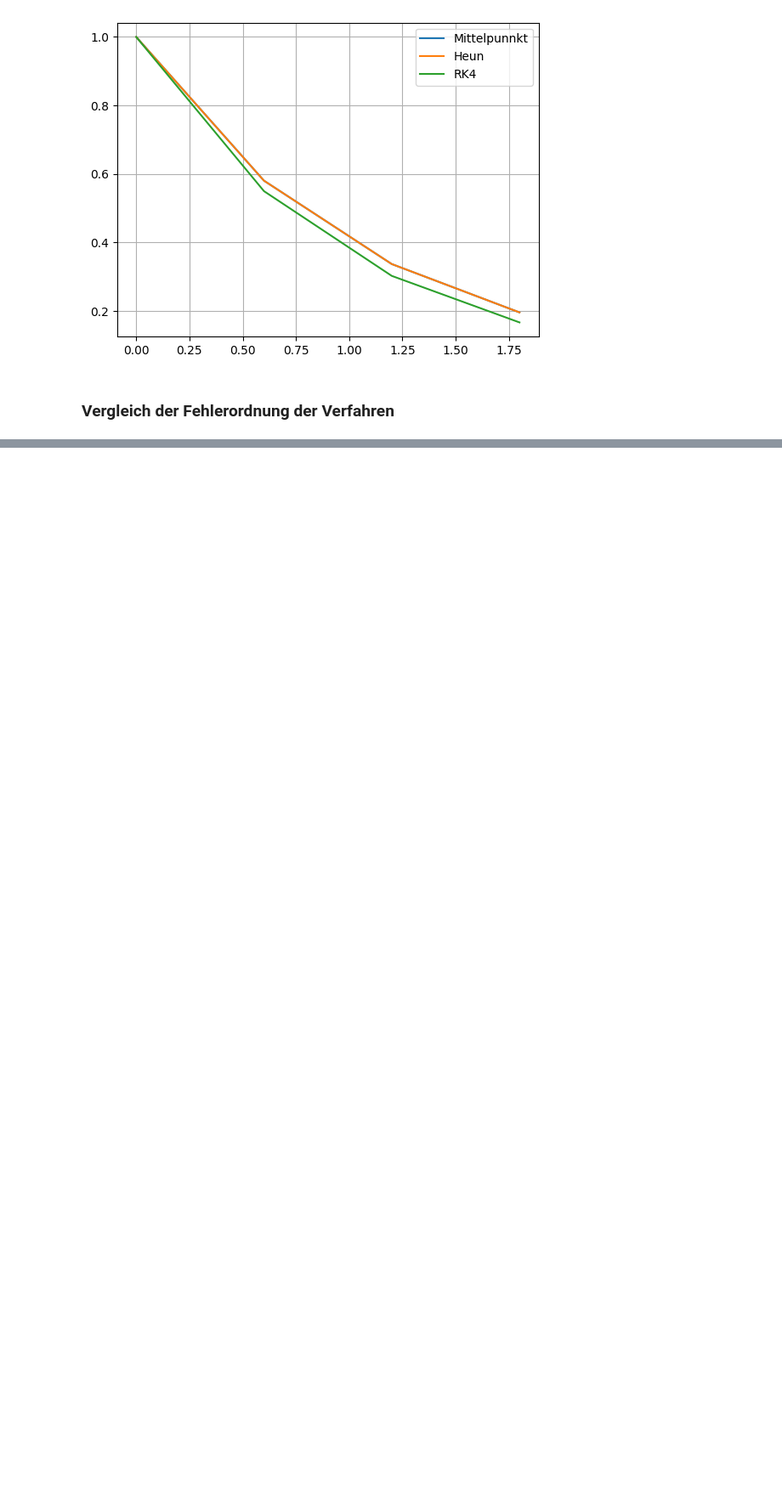
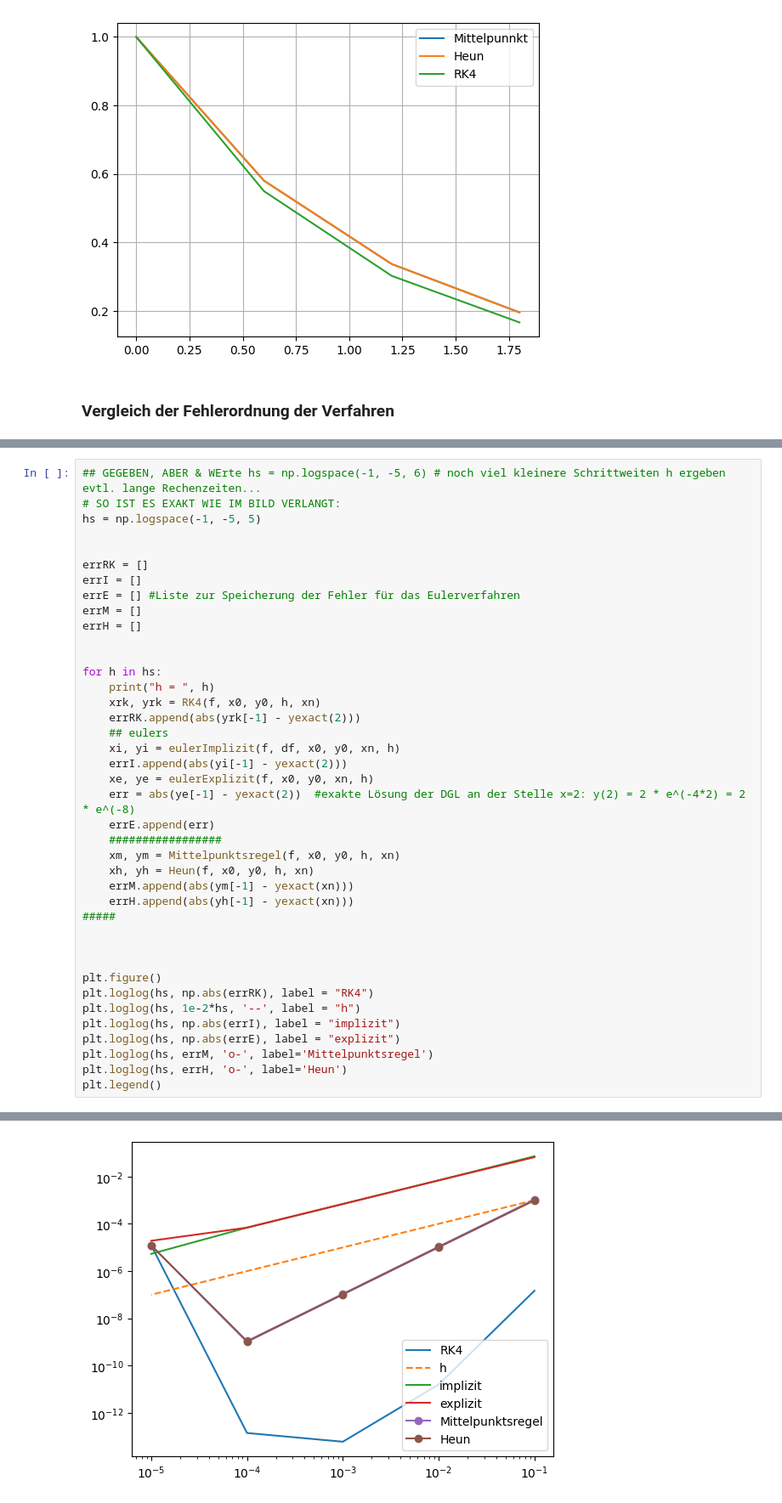
Before and after one commit to BieriCyril/ZHAW_STt_NUM1, a Jupyter notebook: NUM1_Praktikum_W10_W11.ipynb, the cells around one changed output, grey strips where cells are left out. Shown at 85% size. Saved outputs shown, nothing was run; the diff lists cells and outputs as text; blank space fills up the shorter version.

```diff
--- a/NUM1_Praktikum_W10_W11.ipynb
+++ b/NUM1_Praktikum_W10_W11.ipynb
@@ -298,0 +299,41 @@ plt.quiver(X, Y, u(X, Y), v(X, Y), angles = "xy", color = [.7,.7,.7])
+# %%
+## GEGEBEN, ABER & WErte hs = np.logspace(-1, -5, 6) # noch viel kleinere Schrittweiten h ergeben evtl. lange Rechenzeiten...
+# SO IST ES EXAKT WIE IM BILD VERLANGT:
+hs = np.logspace(-1, -5, 5)
+
+
+errRK = []
+errI = []
+errE = [] #Liste zur Speicherung der Fehler für das Eulerverfahren
+errM = []
+errH = []
+
+
+for h in hs:
+    print("h = ", h)
+    xrk, yrk = RK4(f, x0, y0, h, xn)
+    errRK.append(abs(yrk[-1] - yexact(2)))
+    ## eulers
+    xi, yi = eulerImplizit(f, df, x0, y0, xn, h)
+    errI.append(abs(yi[-1] - yexact(2)))
+    xe, ye = eulerExplizit(f, x0, y0, xn, h)
+    err = abs(ye[-1] - yexact(2))  #exakte Lösung der DGL an der Stelle x=2: y(2) = 2 * e^(-4*2) = 2 * e^(-8)
+    errE.append(err)
+    #################
+    xm, ym = Mittelpunktsregel(f, x0, y0, h, xn)
+    xh, yh = Heun(f, x0, y0, h, xn)
+    errM.append(abs(ym[-1] - yexact(xn)))
+    errH.append(abs(yh[-1] - yexact(xn)))
+#####
+
+
+
+plt.figure()
+plt.loglog(hs, np.abs(errRK), label = "RK4")
+plt.loglog(hs, 1e-2*hs, '--', label = "h")
+plt.loglog(hs, np.abs(errI), label = "implizit")
+plt.loglog(hs, np.abs(errE), label = "explizit")
+plt.loglog(hs, errM, 'o-', label='Mittelpunktsregel')
+plt.loglog(hs, errH, 'o-', label='Heun')
+plt.legend()
+# %% [output]
@@ -298,0 +346 @@ plt.quiver(X, Y, u(X, Y), v(X, Y), angles = "xy", color = [.7,.7,.7])
+[figure, added]
```
Also changed, not shown: parts of 2 cells of this notebook.
